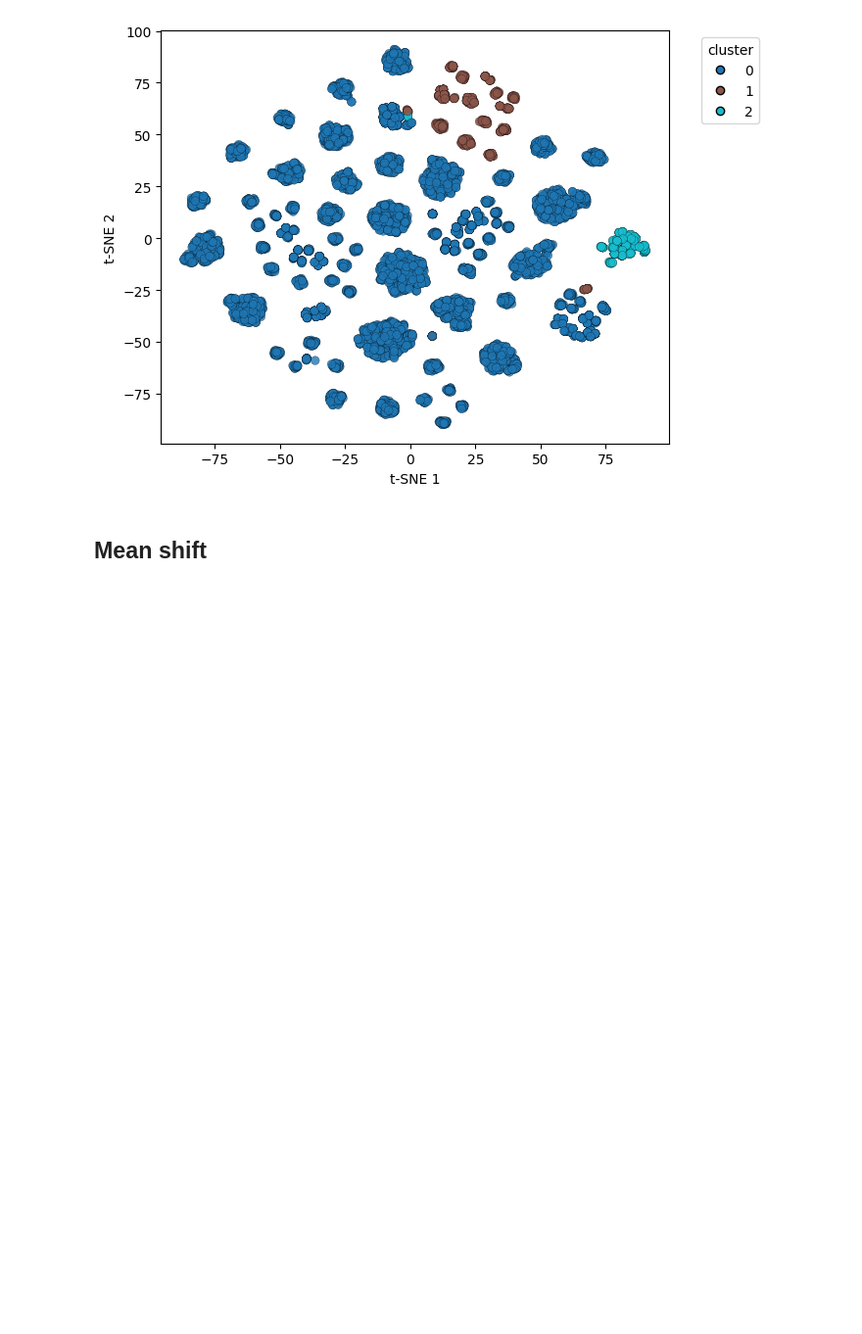
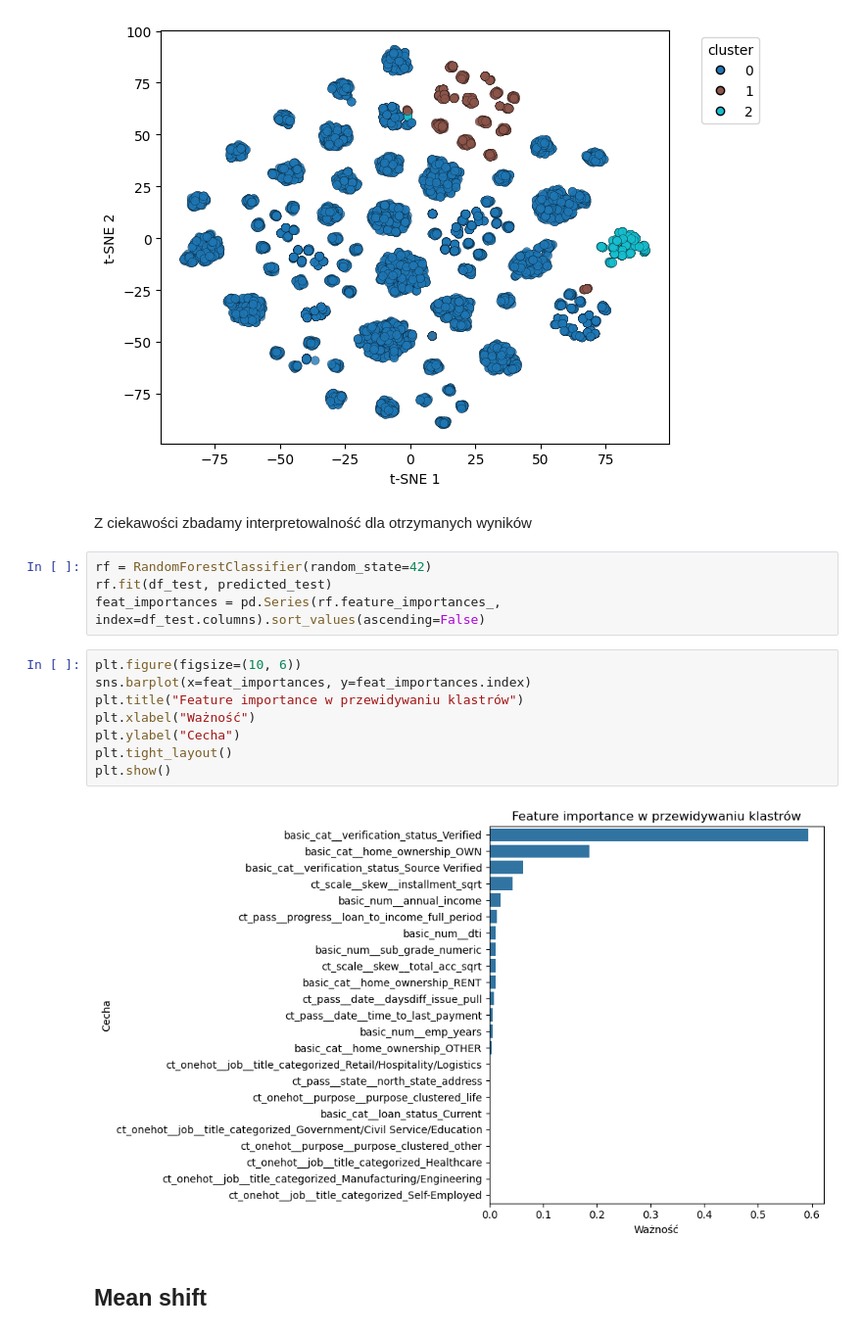
Before and after one commit to andrzejewskimaciej/ML_Intro_Projects, a Jupyter notebook: Project 2 - clustering/05_Testing.ipynb, the cells around one changed output. Shown at 98% size. Drawn from its saved outputs; the diff is of its cells as text; blank space fills up the shorter version.

```diff
--- a/Project 2 - clustering/05_Testing.ipynb
+++ b/Project 2 - clustering/05_Testing.ipynb
@@ -124,6 +136,22 @@ predicted_test=kmeans.predict(X_test)
 tsne_plot(X_test,y=predicted_test)
 # %% [output]
 [figure]
+# %% [markdown]
+Z ciekawości zbadamy interpretowalność dla otrzymanych wyników
+# %%
+rf = RandomForestClassifier(random_state=42)
+rf.fit(df_test, predicted_test)
+feat_importances = pd.Series(rf.feature_importances_, index=df_test.columns).sort_values(ascending=False)
+# %%
+plt.figure(figsize=(10, 6))
+sns.barplot(x=feat_importances, y=feat_importances.index)
+plt.title("Feature importance w przewidywaniu klastrów")
+plt.xlabel("Ważność")
+plt.ylabel("Cecha")
+plt.tight_layout()
+plt.show()
+# %% [output]
+[figure, added]
 # %% [markdown]
 ## Mean shift
 # %% [markdown]
```
Also changed, not shown: parts of 13 cells of this notebook, 3 other files.
